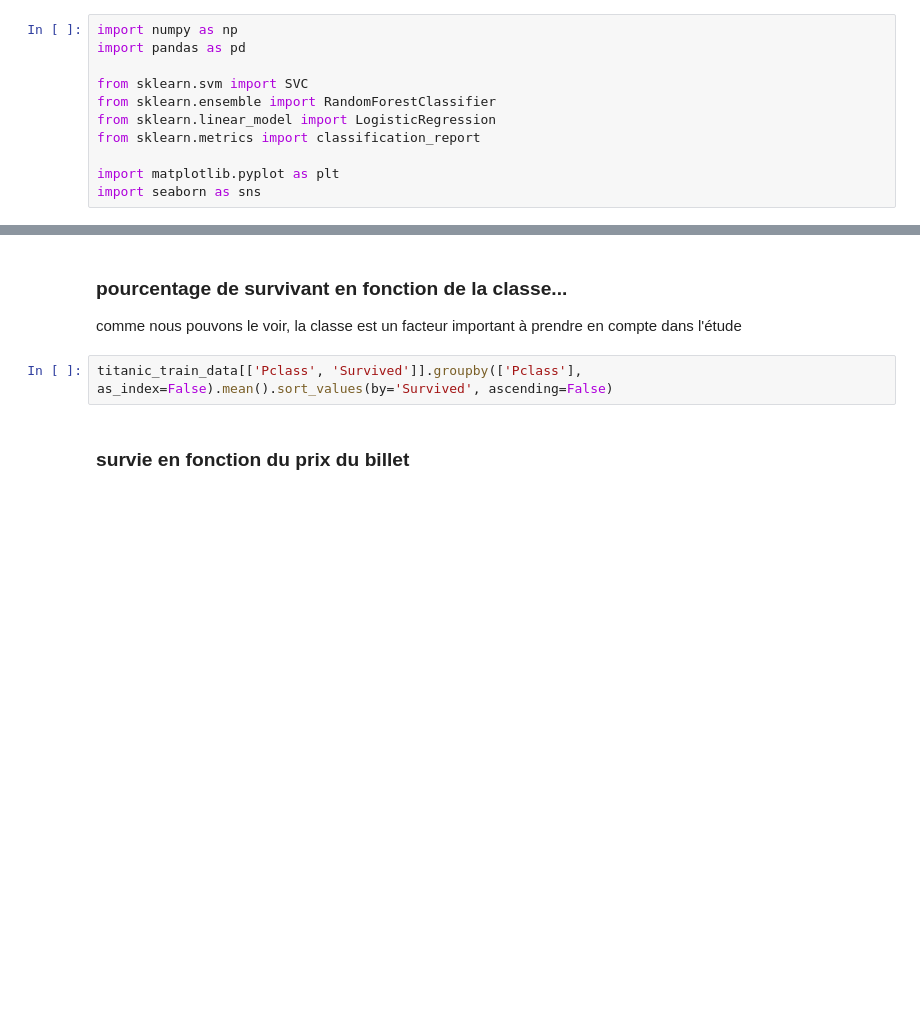
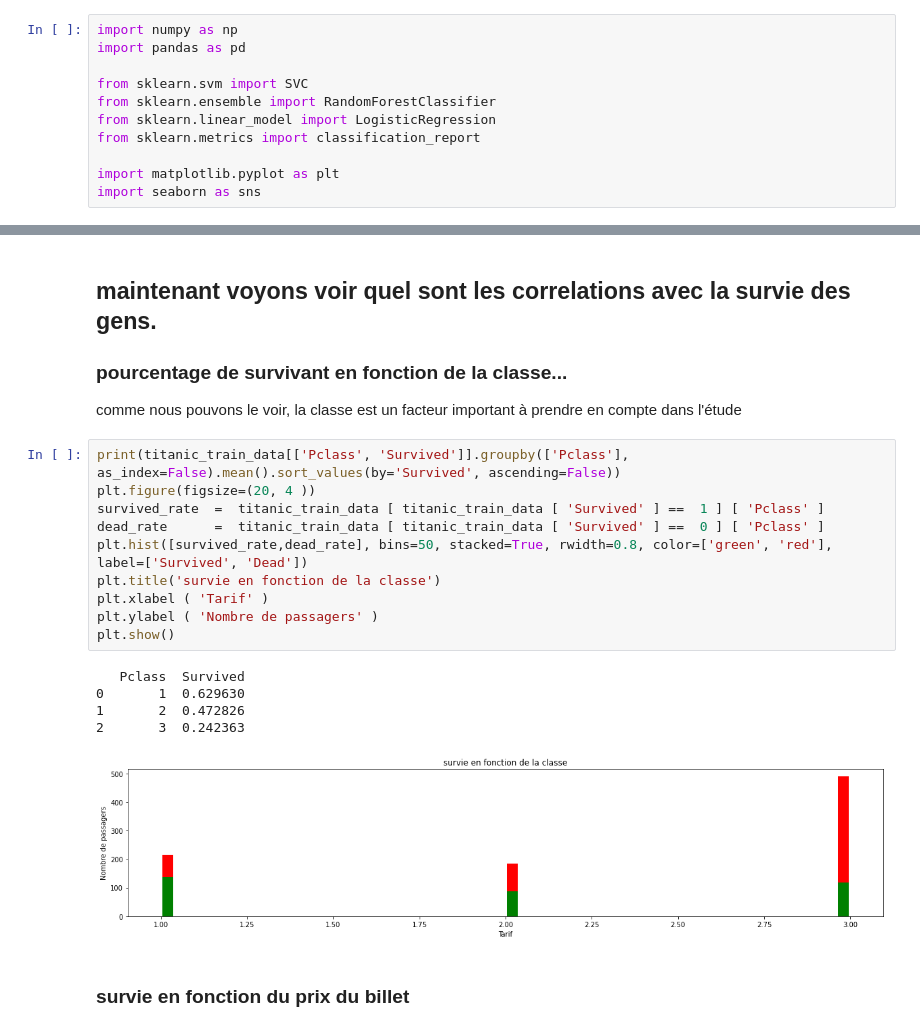
Before and after one commit to apozel/titadata, a Jupyter notebook: Projet data science titanic-checkpoint.ipynb, the cells around one changed output, grey strips where cells are left out. Cells and saved outputs as stored; diff of their text form; blank space fills up the shorter version.

```diff
--- a/Projet data science titanic-checkpoint.ipynb
+++ b/Projet data science titanic-checkpoint.ipynb
@@ -46,9 +194,24 @@ titanic_train_data["Pclass"].value_counts()
 # %% [markdown]
+## maintenant voyons voir quel sont les correlations avec la survie des gens.
 ### pourcentage de survivant en fonction de la classe...
 
 comme nous pouvons le voir, la classe est un facteur important à prendre en compte dans l'étude
-# %%
-titanic_train_data[['Pclass', 'Survived']].groupby(['Pclass'], as_index=False).mean().sort_values(by='Survived', ascending=False)
+# %%
+print(titanic_train_data[['Pclass', 'Survived']].groupby(['Pclass'], as_index=False).mean().sort_values(by='Survived', ascending=False))
+plt.figure(figsize=(20, 4 ))
+survived_rate  =  titanic_train_data [ titanic_train_data [ 'Survived' ] ==  1 ] [ 'Pclass' ]
+dead_rate      =  titanic_train_data [ titanic_train_data [ 'Survived' ] ==  0 ] [ 'Pclass' ]
+plt.hist([survived_rate,dead_rate], bins=50, stacked=True, rwidth=0.8, color=['green', 'red'], label=['Survived', 'Dead'])
+plt.title('survie en fonction de la classe')
+plt.xlabel ( 'Tarif' )
+plt.ylabel ( 'Nombre de passagers' )
+plt.show()
+# %% [output]
+   Pclass  Survived
+0       1  0.629630
+1       2  0.472826
+2       3  0.242363
+[figure, added]
 # %% [markdown]
 ### survie en fonction du prix du billet
 # %%
```
Also changed, not shown: parts of 41 cells of this notebook, 1 other file.
